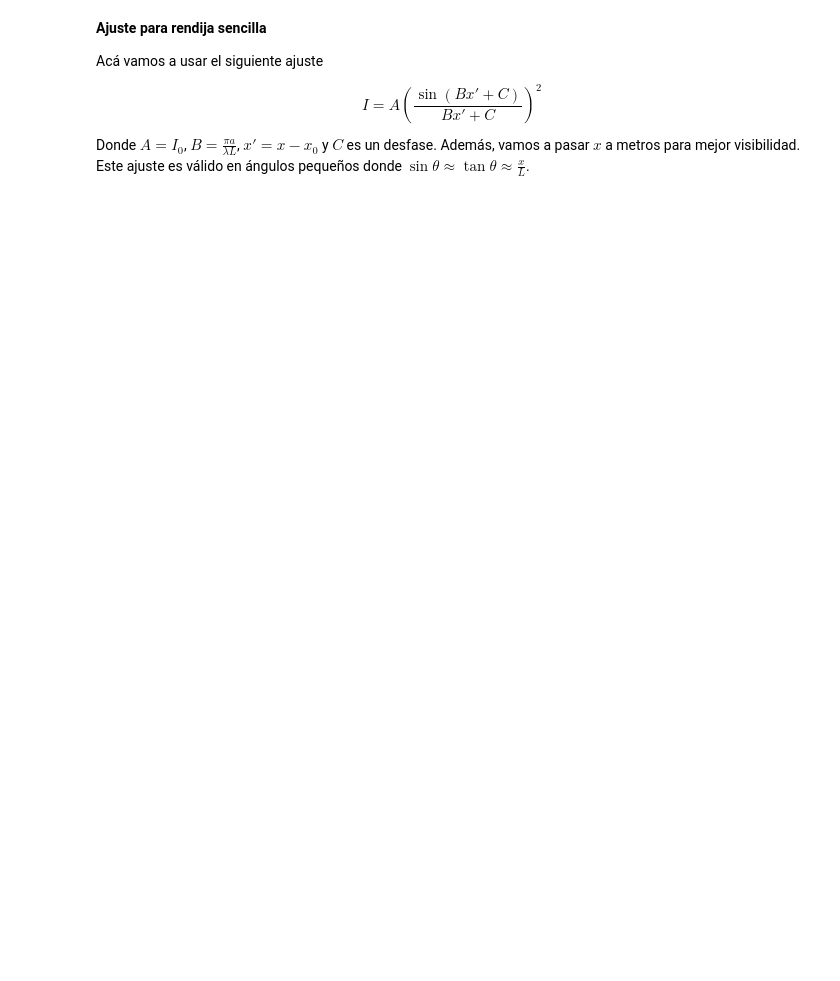
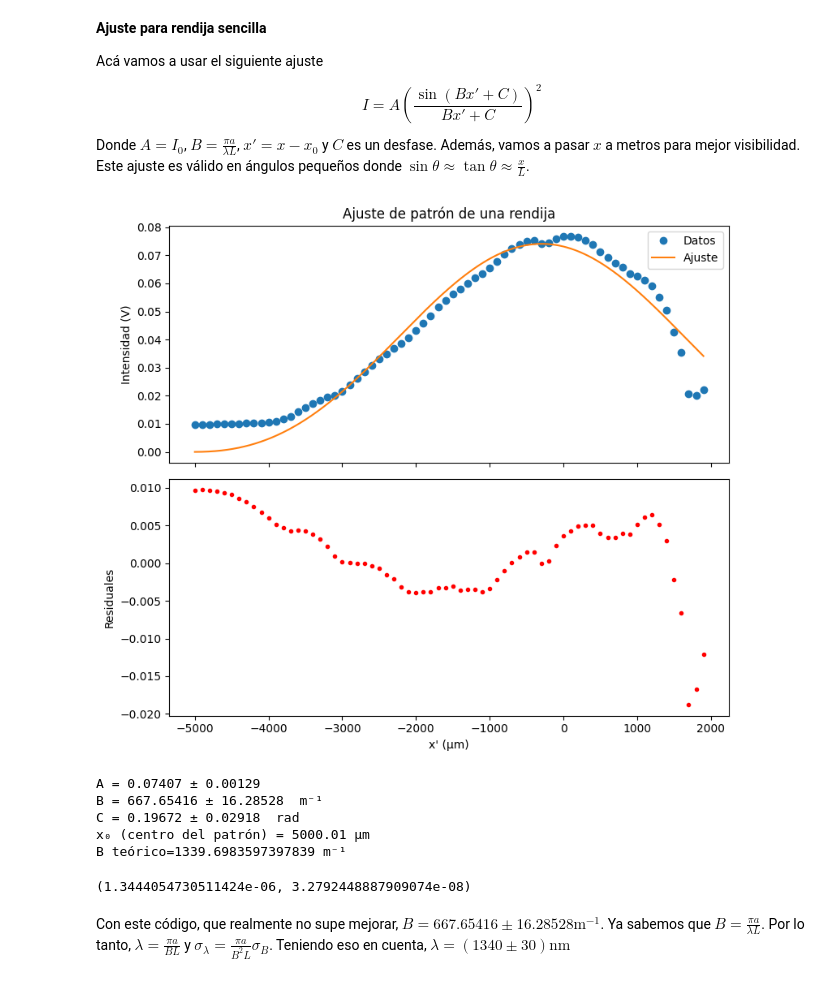
Before and after one commit to samuhdz/Laboratorio-Intermedio, a Jupyter notebook: Doble Rendija/Fits.ipynb, the cells around one changed output. Drawn from its saved outputs; the diff is of its cells as text; code cells hidden in the pictures; blank space fills up the shorter version.

```diff
--- a/Doble Rendija/Fits.ipynb
+++ b/Doble Rendija/Fits.ipynb
@@ -65,0 +11,77 @@ print(f"x₀ (centro del patrón) = {x0*1e6:.2f} micras")
+# %%
+import numpy as np
+import matplotlib.pyplot as plt
+import pandas as pd
+from scipy.optimize import curve_fit
+
+a = 1e-4
+λ = 670e-9
+L = 0.35
+B0_teorico = np.pi * a / (λ * L)
+
+
+data = pd.read_excel("Doble Rendija.xlsx", sheet_name="Hoja3")
+x_array = data['micras'].to_numpy() + 0.007
+x = x_array * 1e-6
+I = data['voltaje'].to_numpy()
+
+
+x0_indice = np.argmax(I)
+x0 = x[x0_indice]
+x_prima = x - x0
+
+
+def modelo_rendija(x, A, B, C):
+    arg = B * x + C
+    return A * (np.sin(arg) / arg)**2
+
+
+A0 = np.max(I)
+params_iniciales = [A0, B0_teorico, 0.1]
+
+
+params, cov = curve_fit(modelo_rendija, x_prima, I, p0=params_iniciales)
+A_fit, B_fit, C_fit = params
+errors = np.sqrt(np.diag(cov))
+
+x_fit = np.linspace(x_prima.min(), x_prima.max(), 1000)
+I_fit = modelo_rendija(x_fit, A_fit, B_fit, C_fit)
+I_model = modelo_rendija(x_prima, A_fit, B_fit, C_fit)
+residuals = I - I_model
+
+
+fig, (ax1, ax2) = plt.subplots(2, 1, figsize=(8, 7), sharex=True)
+
+ax1.plot(x_prima * 1e6, I, 'o', label='Datos')
+ax1.plot(x_fit * 1e6, I_fit, '-', label='Ajuste')
+ax1.set_ylabel("Intensidad (V)")
+ax1.legend()
+ax1.set_title("Ajuste de patrón de una rendija")
+
+ax2.plot(x_prima * 1e6, residuals, 'r.')
+ax2.set_xlabel("x' (μm)")
+ax2.set_ylabel("Residuales")
+
+plt.tight_layout()
+plt.show()
+
+print(f"A = {A_fit:.5f} ± {errors[0]:.5f}")
+print(f"B = {B_fit:.5f} ± {errors[1]:.5f}  m⁻¹")
+print(f"C = {C_fit:.5f} ± {errors[2]:.5f}  rad")
+print(f"x₀ (centro del patrón) = {x0*1e6:.2f} μm")
+print(f"B teórico={B0_teorico} m⁻¹")
+
+exp_lambda=(np.pi * a)/(B_fit*L)
+inc_lambda=(np.pi * a*errors[1])/((B_fit)**2*L)
+
+exp_lambda,inc_lambda
+# %% [output]
+[figure, added]
+A = 0.07407 ± 0.00129
+B = 667.65416 ± 16.28528  m⁻¹
+C = 0.19672 ± 0.02918  rad
+x₀ (centro del patrón) = 5000.01 μm
+B teórico=1339.6983597397839 m⁻¹
+(1.3444054730511424e-06, 3.2792448887909074e-08)
+# %% [markdown]
+Con este código, que realmente no supe mejorar, $B=667.65416 \pm 16.28528 \text{m}^{-1}$. Ya sabemos que $B=\frac{\pi a}{\lambda L}$. Por lo tanto, $\lambda=\frac{\pi a}{BL}$ y $\sigma_\lambda=\frac{\pi a}{B^2 L}\sigma_B$. Teniendo eso en cuenta, $\lambda=(1340 \pm 30) \text{nm}$
```
Also changed, not shown: parts of 1 cell of this notebook, 1 other file.
